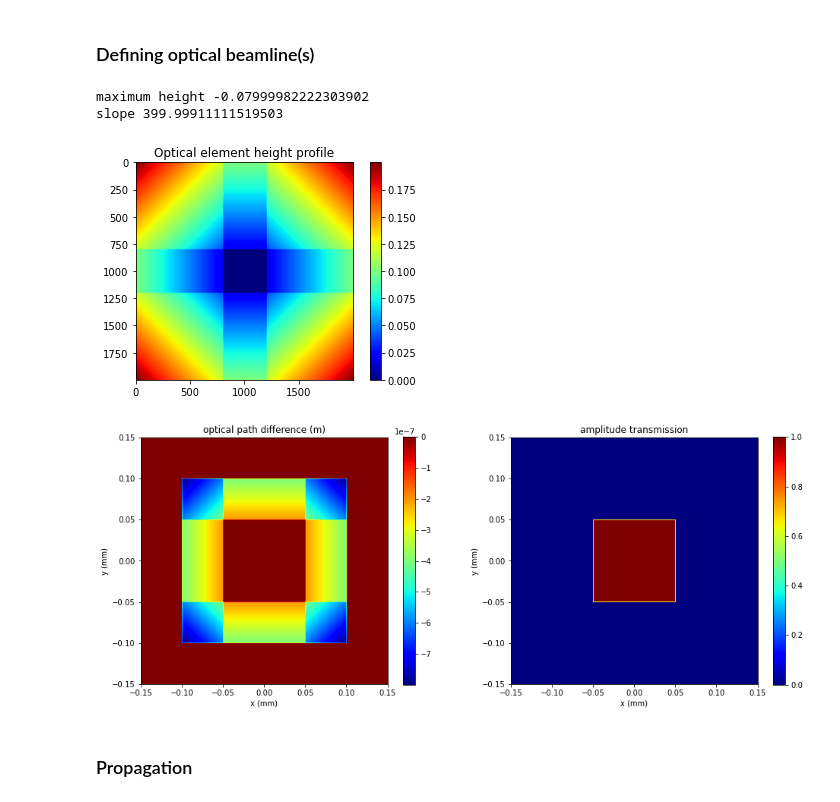
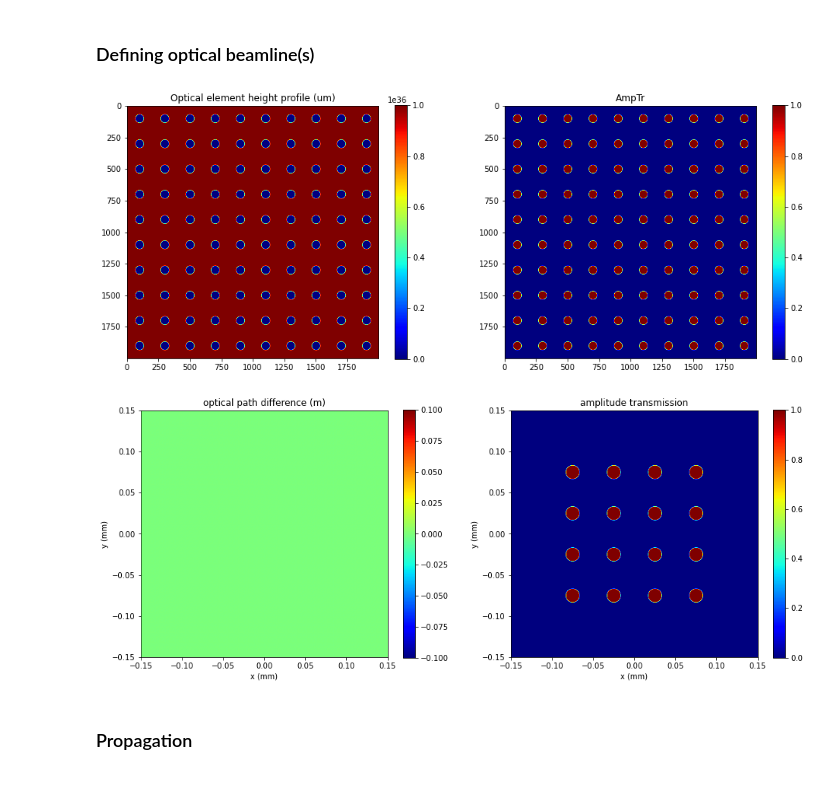
Before and after one commit to nanw0321/SRW_Mono, a Jupyter notebook: WPG_Customize_OE.ipynb, the cells around one changed output. Drawn from its saved outputs; the diff is of its cells as text; code cells hidden in the pictures.

```diff
--- a/WPG_Customize_OE.ipynb
+++ b/WPG_Customize_OE.ipynb
@@ -213,18 +216,23 @@ OE_y = np.linspace(-OE_width/2,OE_width/2,ny)
 OE_x, OE_y = np.meshgrid(OE_x,OE_y)
 
 # sub structures per pixel
-nlx = int(OE_width/(50e-6)); nly = nlx
+nlx = int(OE_width/(50e-6)); nly = nlx   # numeber of lens in each dimension over the full axis
 if nlx != OE_width/50e-6:
     print('need integer number of micro lens')
 
 ''' OE variables '''
-n = 0.99999           # material refractive index
-d_abs = 100e-6        # material absorption depth
-f_lens = 0.3          # lens focal distance (m)
-f_prism = 0.02        # prism focal distance (m)
-r_hole = 15e-6        # pinhole aperture radius (m)
-d_hole = 100e-6
-OE_type = 'Prism'
+n = 1 - 5.89e-6           # material refractive index
+d_abs = 788e-6        # material absorption depth
+#n = 1-1e-5
+#d_abs = 100e-6
+f_lens = 0.5          # lens focal distance (m)
+f_prism = 0.3         # prism focal distance (m)
+r_hole = 50e-6/6      # pinhole aperture radius (m)
+d_hole = 200/3 * 1e-6 # prism opening size
+roix = 4; roiy = 4    # number of lens in each dimension that is installed
+
+OE_type = 'Pinhole Array'
+
 
 if OE_type == 'Lens':
     f = f_lens; z2 = f
@@ -234,64 +242,70 @@ if OE_type == 'Lens Array':
     OE_z = Perfect_lens_array(OE_x,OE_y,n,f,nlx,nly)
 
 if OE_type == 'Pinhole':
-    r_hole = r_hole
+    r_hole = r_hole; z2 = 0.02
     OE_z = Pinhole(OE_x,OE_y,r_hole)
 if OE_type == 'Pinhole Array':
-    r_hole = r_hole
+    r_hole = r_hole; z2 = 0.02
     OE_z = Pinhole_array(OE_x,OE_y,r_hole,nlx,nly)
 
 if OE_type == 'Prism':
-    f = f_prism;
+    f = f_prism; z2 = f
     OE_z = Prism(OE_x,OE_y,n,f,d_hole)
 if OE_type == 'Prism Array':
+    f = f_prism; z2 = f
     OE_z = Prism_array(OE_x,OE_y,n,f,d_hole,nlx,nly)
 
 if OE_type == 'Double Slit':
+    slit_width = 10e-6; slit_sep = 100e-6; z2 = 5
     OE_z = Double_slit(OE_x,OE_y,10e-6,100e-6)
 
 
-Calc_OPD_and_AmpTr(OE_Tr, OE_z, n,d_abs)
+Calc_OPD_and_AmpTr(OE_Tr, OE_z, n,d_abs,nlx,nly,roix,roiy)
 
 # plot OE
-plt.figure()
-plt.imshow(OE_z,cmap='jet')
+plt.figure(figsize=(16,6))
+plt.subplot(1,2,1)
+plt.imshow(OE_z*1e6,cmap='jet')
 plt.colorbar()
-plt.title('Optical element height profile')
+plt.title('Optical element height profile (um)')
+
+plt.subplot(1,2,2)
+plt.imshow(np.exp(-OE_z/d_abs),cmap='jet')
+plt.colorbar()
+plt.title('AmpTr')
 
 OPD_show = np.array(OE_Tr.arTr)[1::2].reshape(ny,nx)
 AmpTr_show = np.array(OE_Tr.arTr)[0::2].reshape(ny,nx)
 
 # plot transmission and OPD
 xlimi = -OE_width/2*0.6; xlimf = OE_width/2*0.6
 ylimi = -OE_width/2*0.6; ylimf = OE_width/2*0.6
 
 
 plt.figure(figsize=(16,6))
 plt.subplot(1,2,1)
 plt.imshow(
     OPD_show[int(nx*0.2):int(nx*0.8),int(ny*0.2):int(ny*0.8)],cmap='jet',
     extent = [xlimi*1e3, xlimf*1e3, ylimi*1e3, ylimf*1e3])
 plt.title('optical path difference (m)')
 plt.xlabel('x (mm)')
 plt.ylabel('y (mm)')
 plt.colorbar()
 
 plt.subplot(1,2,2)
 plt.imshow(
     AmpTr_show[int(nx*0.2):int(nx*0.8),int(ny*0.2):int(ny*0.8)],cmap='jet',
     extent = [xlimi*1e3, xlimf*1e3, ylimi*1e3, ylimf*1e3])
 #plt.imshow(AmpTr_show,cmap='jet')
 plt.colorbar()
 plt.title('amplitude transmission')
 plt.xlabel('x (mm)')
 plt.ylabel('y (mm)')
 
 plt.savefig(OE_type+'_OPD_AmpTr.png',transparent=True)
 # %% [output]
-maximum height -0.07999982222303902
-slope 399.99911111519503
-[figure, old version]
+[figure, new version]
-[figure, old version]
+[figure, new version]
 # %%
 # calculate the center single square diffraction, f should be much smaller than Fresnel distance ~1m.
 
```
Also changed, not shown: parts of 10 cells of this notebook, 25 other files.
